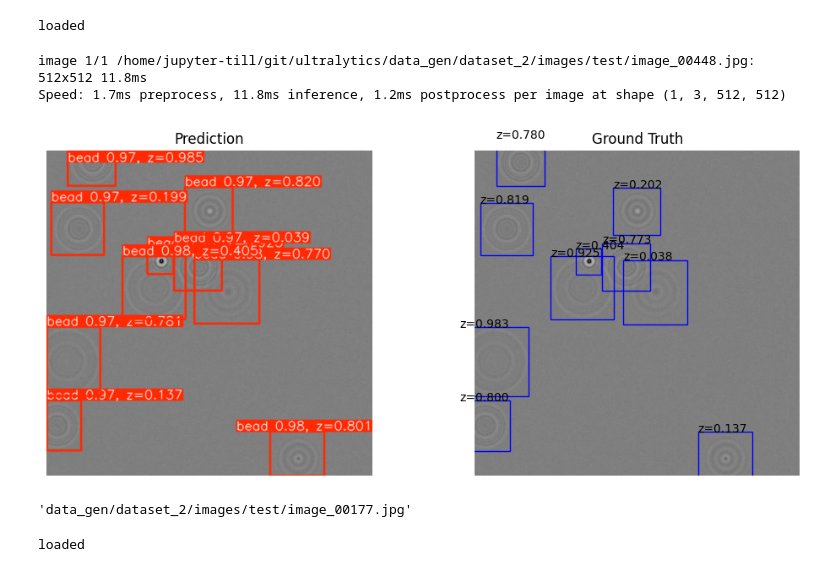
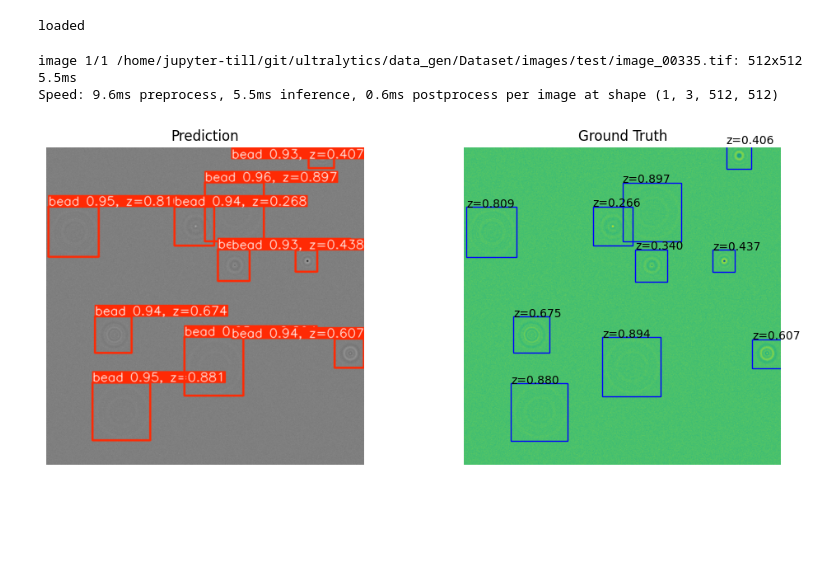
Before and after one commit to till-robert/ultralytics, a Jupyter notebook: zaxis_test.ipynb, the cells around one changed output. Saved outputs shown, nothing was run; the diff lists cells and outputs as text; code cells hidden in the pictures; blank space fills up the shorter version.

```diff
--- a/zaxis_test.ipynb
+++ b/zaxis_test.ipynb
@@ -12,7 +12,7 @@ from matplotlib.patches import Rectangle
 from importlib import reload
 
 def plot_gt(path,ax):
-    data=np.loadtxt(path.replace("images", "labels").replace("jpg","txt")).T
+    data=np.loadtxt(path.replace("images", "labels").replace("jpg","txt").replace("tif","txt")).T
     # print(data)
     cls = data[0]
     bboxes = data[1:-1].T
@@ -26,12 +26,13 @@ def plot_gt(path,ax):
         rect = Rectangle((x-0.5*w,y-0.5*h),h,w, linewidth=1, edgecolor="blue", facecolor='none')
         ax.text(*rect.get_xy(),f"z={z_value:.3f}")
         ax.add_patch(rect)
+    return bboxes,z
 # %%
 # reload(results)
-model = YOLO("runs/zaxis/train15/weights/last.pt")
+model = YOLO("runs/zaxis/train49/weights/last.pt")
 # print(model.model.model)
 print("loaded")
-test_images = os.listdir("data_gen/dataset_2/images/test")
-random_image = lambda: "data_gen/dataset_2/images/test/"+test_images[np.random.randint(0,len(test_images))]
+test_images = os.listdir("data_gen/Dataset/images/test")
+random_image = lambda: "data_gen/Dataset/images/test/"+test_images[np.random.randint(0,len(test_images))]
 # %% [output]
 loaded
@@ -38,29 +41,19 @@ loaded
 # %%
 
 plt.figure(figsize=(12,5))
 image = random_image()
 results = model.predict(image)
 res = results[0].plot()
 plt.subplot(1,2,1)
 plt.title("Prediction")
 plt.imshow(res)
 plt.axis("off")
 plt.subplot(1,2,2)
 plt.title("Ground Truth")
 
-plot_gt(image,plt.gca())
+bboxes,z_values = plot_gt(image,plt.gca())
 plt.show()
 # %% [output]
-image 1/1 /home/jupyter-till/git/ultralytics/data_gen/dataset_2/images/test/image_00448.jpg: 512x512 11.8ms
-Speed: 1.7ms preprocess, 11.8ms inference, 1.2ms postprocess per image at shape (1, 3, 512, 512)
+image 1/1 /home/jupyter-till/git/ultralytics/data_gen/Dataset/images/test/image_00335.tif: 512x512 5.5ms
+Speed: 9.6ms preprocess, 5.5ms inference, 0.6ms postprocess per image at shape (1, 3, 512, 512)
-[figure, old version]
+[figure, new version]
-# %%
-image
-# %% [output]
-'data_gen/dataset_2/images/test/image_00177.jpg'
-# %%
-model2 = YOLO("runs/detect/train/weights/last.pt")
-# print(model.model.model)
-print("loaded")
-# %% [output]
-loaded
```
Also changed, not shown: parts of 6 cells of this notebook, 9 other files.
